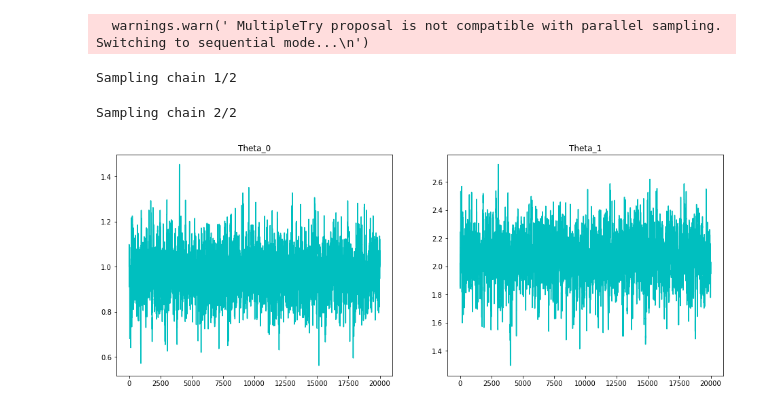
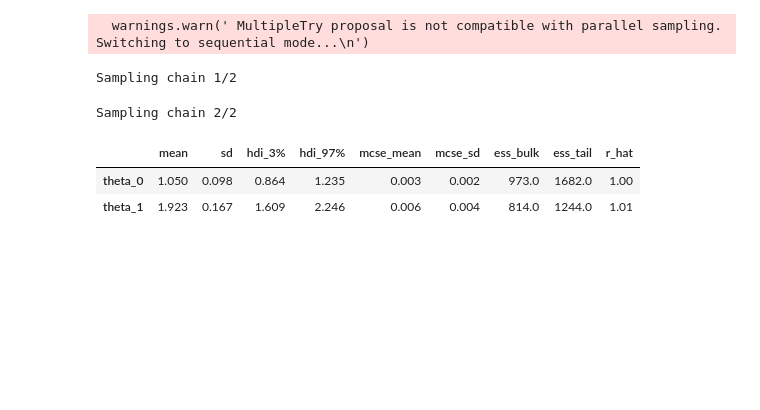
Before and after one commit to mikkelbue/tinyDA, a Jupyter notebook: examples/MultipleTry Proposal.ipynb, the cells around one changed output. Saved outputs shown, nothing was run; the diff lists cells and outputs as text; code cells hidden in the pictures; blank space fills up the shorter version.

```diff
--- a/examples/MultipleTry Proposal.ipynb
+++ b/examples/MultipleTry Proposal.ipynb
@@ -58,9 +58,3 @@ my_chains = tda.sample(my_link_factory, my_proposal, iterations=12000, n_chains=
   warnings.warn(' MultipleTry proposal is not compatible with parallel sampling. Switching to sequential mode...\n')
 Sampling chain 1/2
 Sampling chain 2/2
-# %%
-burnin = 2000
-samples = tda.get_samples(my_chains, burnin=burnin)
-tda.plot_samples(samples)
-# %% [output]
-[figure, removed]
@@ -66,0 +65,6 @@ tda.plot_samples(samples)
+# %%
+az.summary(idata)
+# %% [output]
+|  | mean | sd | hdi_3% | hdi_97% | mcse_mean | mcse_sd | ess_bulk | ess_tail | r_hat |
+| theta_0 | 1.050 | 0.098 | 0.864 | 1.235 | 0.003 | 0.002 | 973.0 | 1682.0 | 1.00 |
+| theta_1 | 1.923 | 0.167 | 1.609 | 2.246 | 0.006 | 0.004 | 814.0 | 1244.0 | 1.01 |
```
Also changed, not shown: parts of 6 cells of this notebook, 3 other files.
